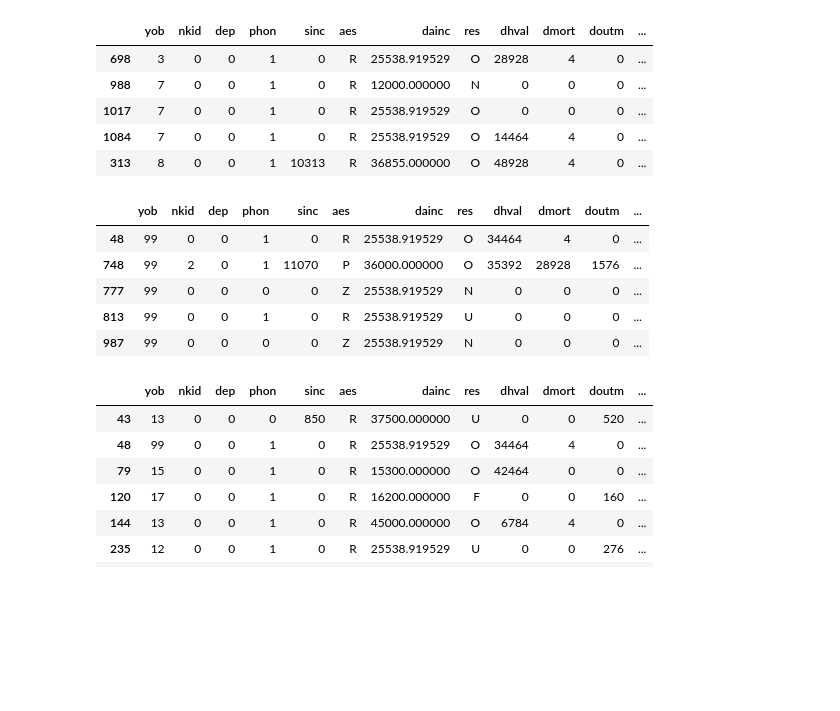
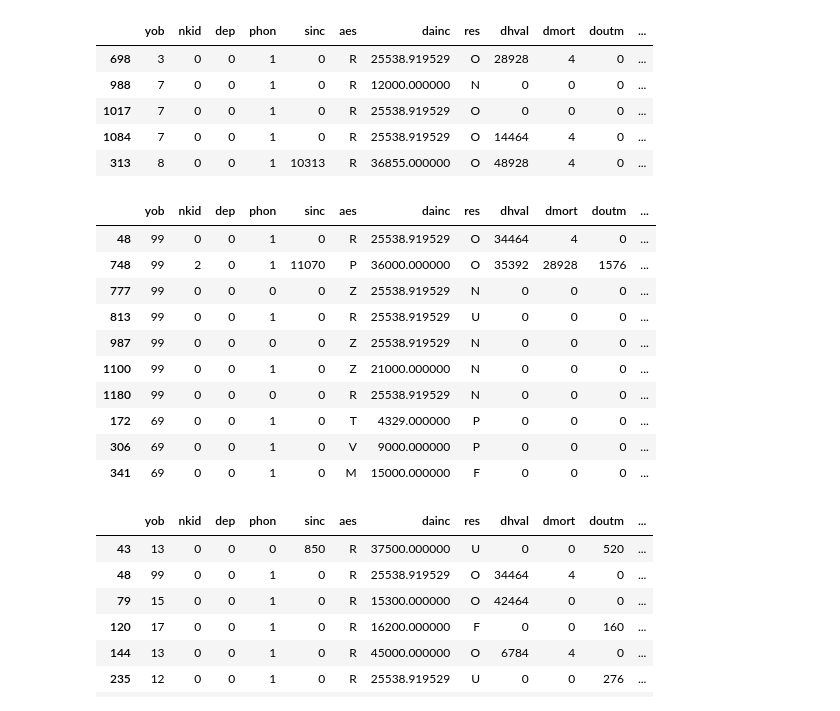
Before and after one commit to brandon-setegn/fta-724-machine-learning-ai, a Jupyter notebook: notebooks/Module_2_ML_Credit_Scoring.ipynb, the cells around one changed output. Drawn from its saved outputs; the diff is of its cells as text; code cells hidden in the pictures; blank space fills up the shorter version.

```diff
--- a/notebooks/Module_2_ML_Credit_Scoring.ipynb
+++ b/notebooks/Module_2_ML_Credit_Scoring.ipynb
@@ -134,14 +139,19 @@ df.nsmallest(5,['yob'])
 | 1084 | 7 | 0 | 0 | 1 | 0 | R | 25538.919529 | O | 14464 | 4 | 0 | ... |
 | 313 | 8 | 0 | 0 | 1 | 10313 | R | 36855.000000 | O | 48928 | 4 | 0 | ... |
 # %%
-df.nlargest(5,['yob'])
+df.nlargest(10,['yob'])
 # %% [output]
 |  | yob | nkid | dep | phon | sinc | aes | dainc | res | dhval | dmort | doutm | ... |
 | 48 | 99 | 0 | 0 | 1 | 0 | R | 25538.919529 | O | 34464 | 4 | 0 | ... |
 | 748 | 99 | 2 | 0 | 1 | 11070 | P | 36000.000000 | O | 35392 | 28928 | 1576 | ... |
 | 777 | 99 | 0 | 0 | 0 | 0 | Z | 25538.919529 | N | 0 | 0 | 0 | ... |
 | 813 | 99 | 0 | 0 | 1 | 0 | R | 25538.919529 | U | 0 | 0 | 0 | ... |
 | 987 | 99 | 0 | 0 | 0 | 0 | Z | 25538.919529 | N | 0 | 0 | 0 | ... |
+| 1100 | 99 | 0 | 0 | 1 | 0 | Z | 21000.000000 | N | 0 | 0 | 0 | ... |
+| 1180 | 99 | 0 | 0 | 0 | 0 | R | 25538.919529 | N | 0 | 0 | 0 | ... |
+| 172 | 69 | 0 | 0 | 1 | 0 | T | 4329.000000 | P | 0 | 0 | 0 | ... |
+| 306 | 69 | 0 | 0 | 1 | 0 | V | 9000.000000 | P | 0 | 0 | 0 | ... |
+| 341 | 69 | 0 | 0 | 1 | 0 | M | 15000.000000 | F | 0 | 0 | 0 | ... |
 # %%
 #applicants with unknown age or year of birth less than 18. Should we keep those or set to remove?
 df[(df['yob']<18) | (df['yob']==99)]
```
Also changed, not shown: parts of 2 cells of this notebook.
